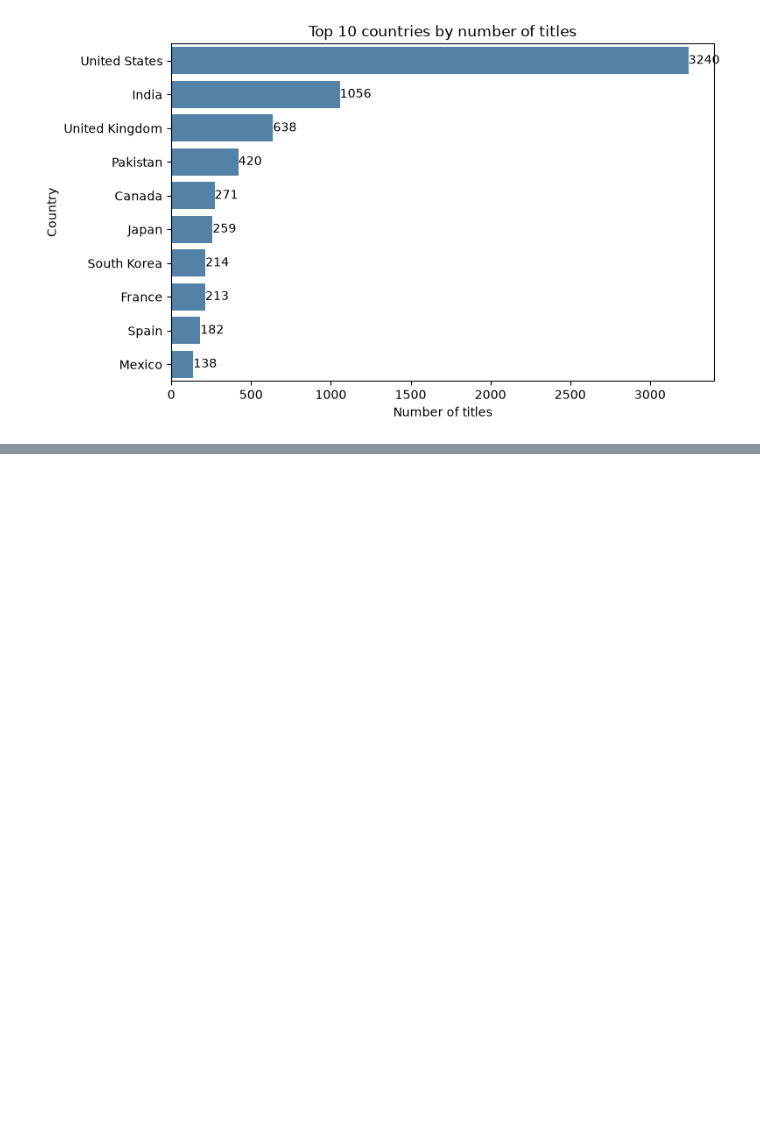
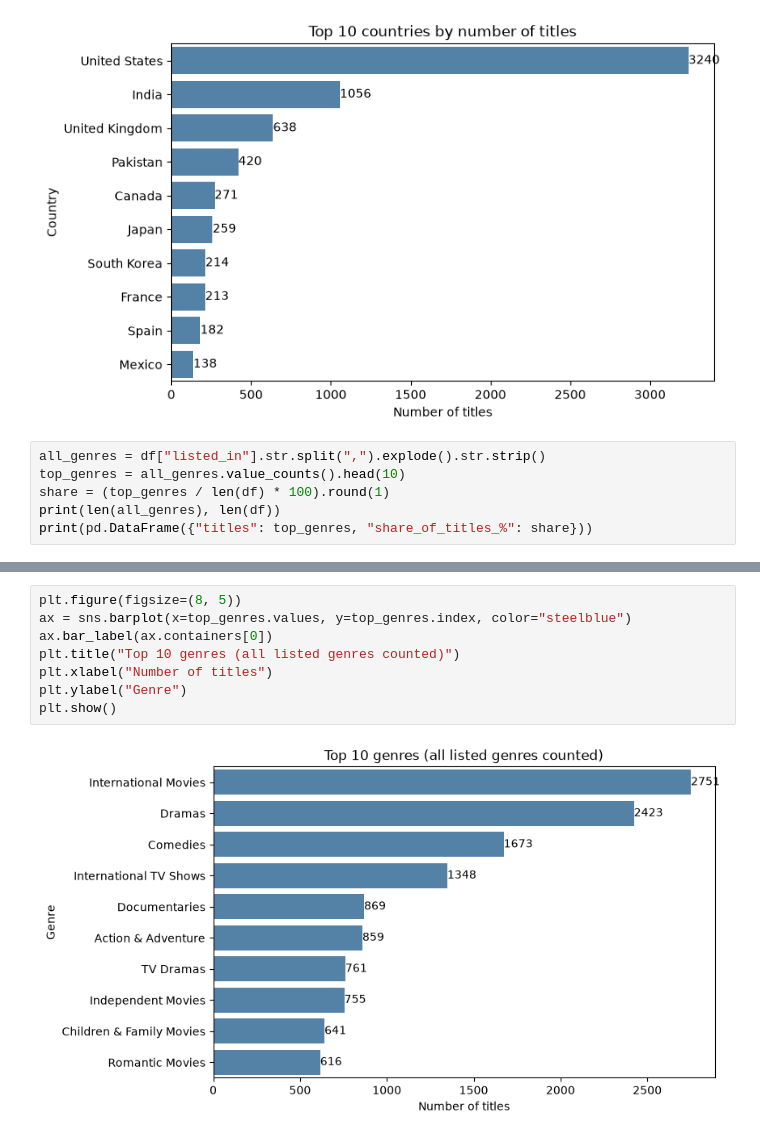
Before and after one commit to IrafashCactus/auspify-netflix-data-science, a Jupyter notebook: notebooks/02_eda.ipynb, the cells around one changed output, grey strips where cells are left out. Saved outputs shown, nothing was run; the diff lists cells and outputs as text; blank space fills up the shorter version.

```diff
--- a/notebooks/02_eda.ipynb
+++ b/notebooks/02_eda.ipynb
@@ -119,3 +119,9 @@ plt.ylabel("Country")
 plt.show()
 # %% [output]
 [figure]
+# %%
+all_genres = df["listed_in"].str.split(",").explode().str.strip()
+top_genres = all_genres.value_counts().head(10)
+share = (top_genres / len(df) * 100).round(1)
+print(len(all_genres), len(df))
+print(pd.DataFrame({"titles": top_genres, "share_of_titles_%": share}))
@@ -121,0 +142,10 @@ plt.show()
+# %%
+plt.figure(figsize=(8, 5))
+ax = sns.barplot(x=top_genres.values, y=top_genres.index, color="steelblue")
+ax.bar_label(ax.containers[0])
+plt.title("Top 10 genres (all listed genres counted)")
+plt.xlabel("Number of titles")
+plt.ylabel("Genre")
+plt.show()
+# %% [output]
+[figure, added]
```
Also changed, not shown: parts of 1 cell of this notebook, 1 other file.
